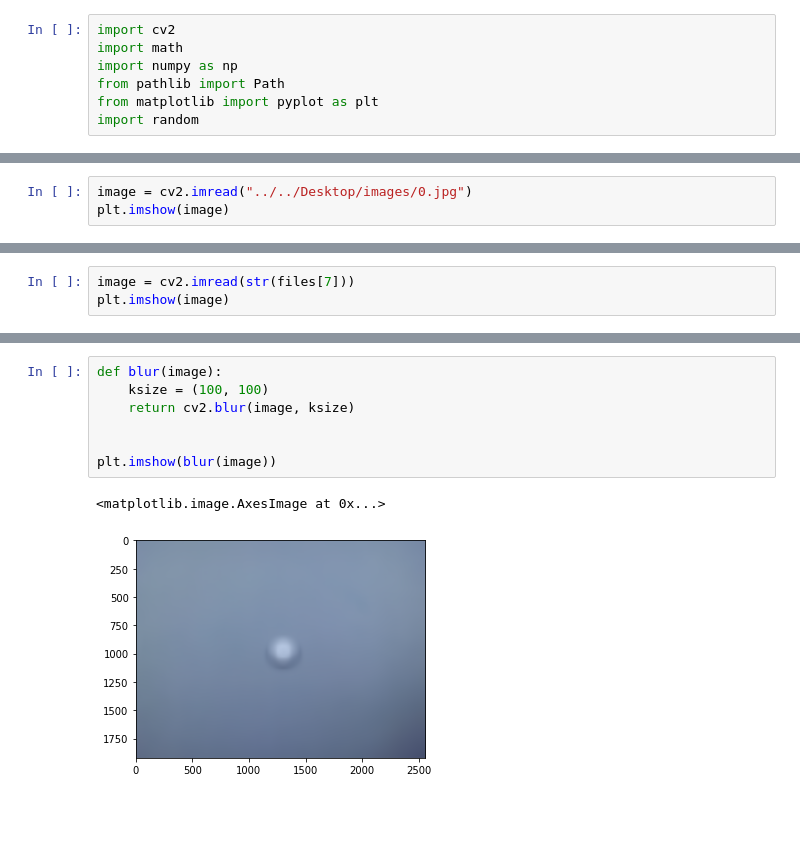
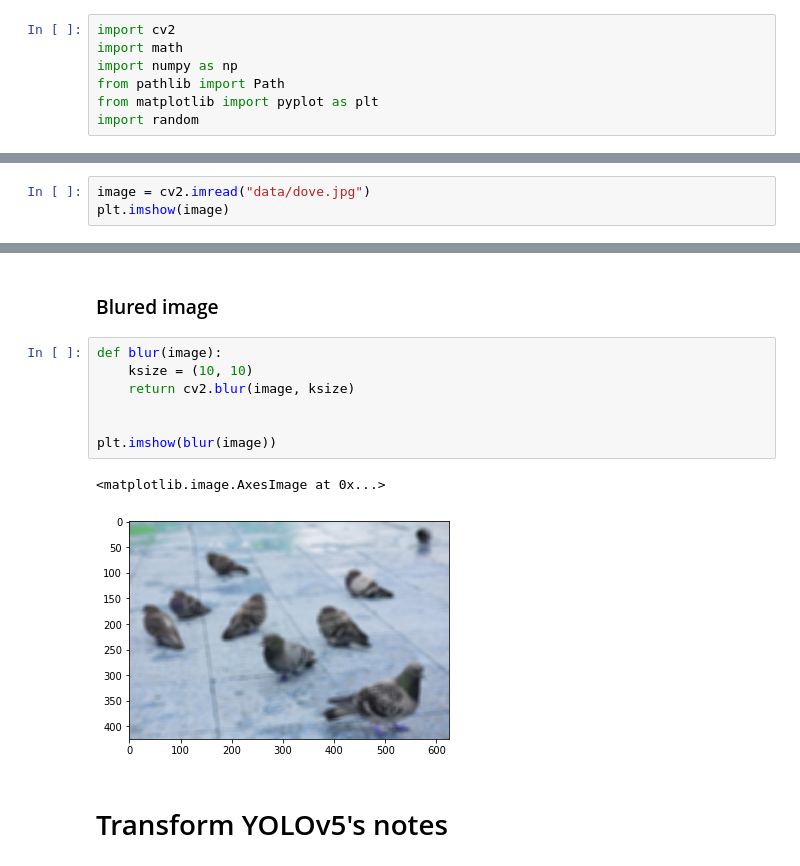
Before and after one commit to happy-unicorn/python-yolov5-augmentation, a Jupyter notebook: research.ipynb, the cells around one changed output, grey strips where cells are left out. Drawn from its saved outputs; the diff is of its cells as text; blank space fills up the shorter version.

```diff
--- a/research.ipynb
+++ b/research.ipynb
@@ -10,5 +14,5 @@ import random
 # %%
-image = cv2.imread("../../Desktop/images/0.jpg")
+image = cv2.imread("data/dove.jpg")
 plt.imshow(image)
 # %% [output]
 <matplotlib.image.AxesImage at 0x...>
@@ -38,3 +19,0 @@ files
-# %%
-image = cv2.imread(str(files[7]))
-plt.imshow(image)
@@ -115,10 +104,14 @@ plt.imshow(noisy(image))
+# %% [markdown]
+### Blured image
 # %%
 def blur(image):
-    ksize = (100, 100)
+    ksize = (10, 10)
     return cv2.blur(image, ksize)
 
 
 plt.imshow(blur(image))
 # %% [output]
 <matplotlib.image.AxesImage at 0x...>
-[figure, old version]
+[figure, new version]
+# %% [markdown]
+# Transform YOLOv5's notes
```
Also changed, not shown: parts of 20 cells of this notebook, 1 other file.
